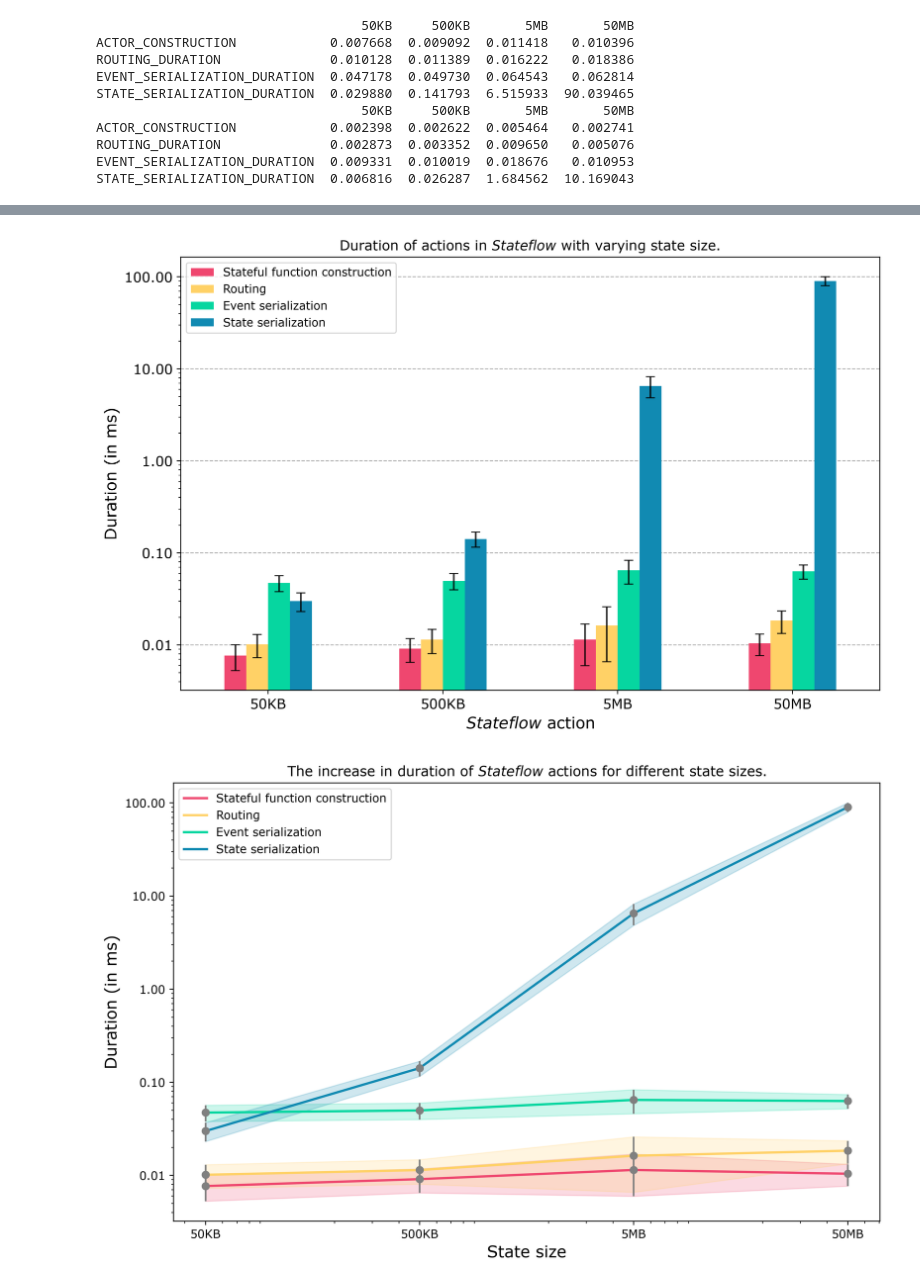
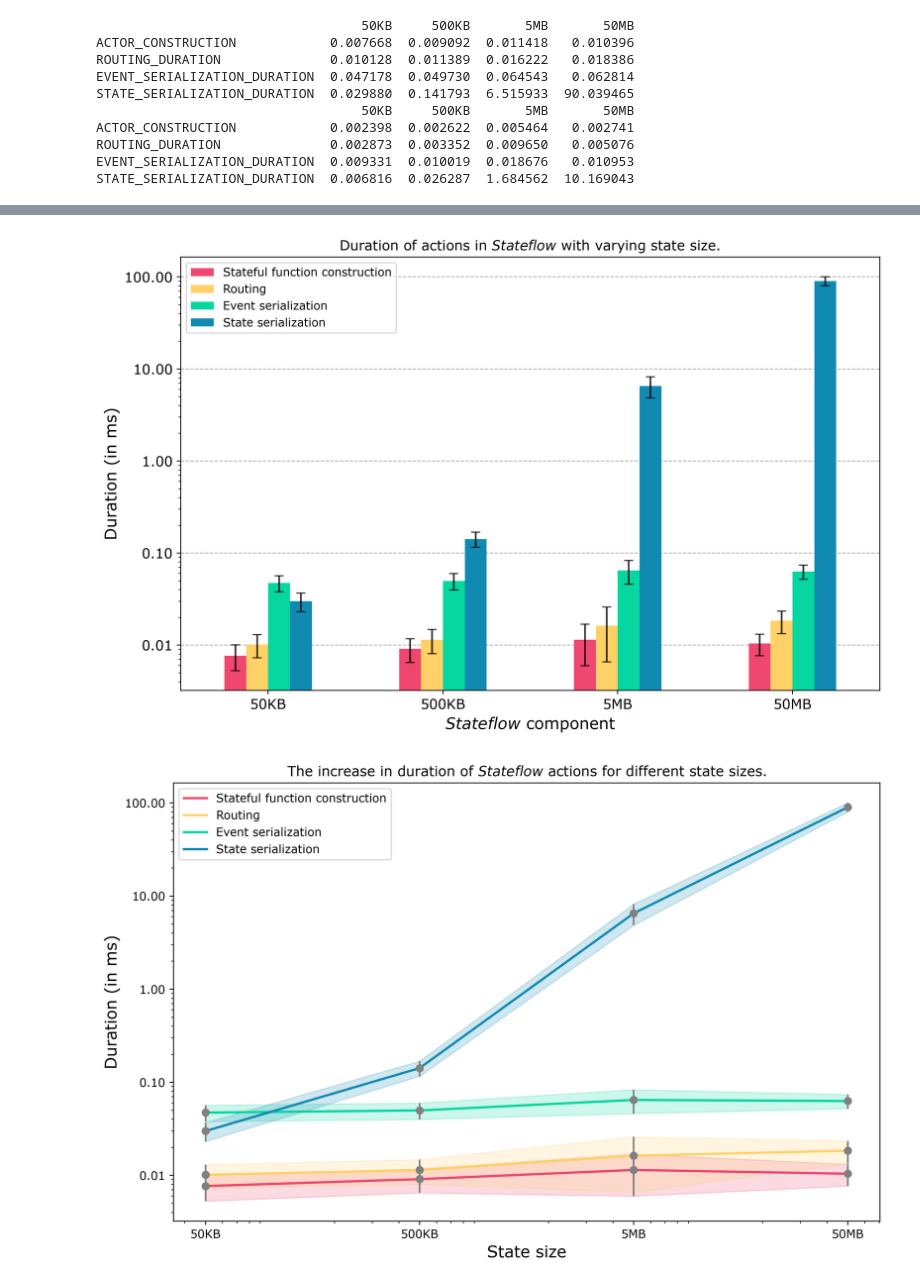
Before and after one commit to delftdata/stateflow-evaluation, a Jupyter notebook: results/overhead/overhead_results.ipynb, the cells around one changed output, grey strips where cells are left out. Drawn from its saved outputs; the diff is of its cells as text; code cells hidden in the pictures.

```diff
--- a/results/overhead/overhead_results.ipynb
+++ b/results/overhead/overhead_results.ipynb
@@ -112,19 +112,19 @@ plt.show()
 # %%
 new_overhead = overhead_mean.rename({"ACTOR_CONSTRUCTION": "Stateful function construction", "ROUTING_DURATION": "Routing", "EVENT_SERIALIZATION_DURATION": "Event serialization", "STATE_SERIALIZATION_DURATION": "State serialization"}).transpose()
 new_std = overhead_std.rename({"ACTOR_CONSTRUCTION": "Stateful function construction", "ROUTING_DURATION": "Routing", "EVENT_SERIALIZATION_DURATION": "Event serialization", "STATE_SERIALIZATION_DURATION": "State serialization"}).transpose()
 
 ax = new_overhead.plot(kind="bar", color=["#ef476f", "#ffd166", "#06d6a0", "#118ab2", "#073b4c"], yerr=new_std, rot=0, fontsize=12, capsize=4, ecolor='black', error_kw={"alpha": 0.80})
 ax.set_axisbelow(True)
 plt.grid(axis="y", linestyle="--")
 ax.set_yscale('log')
 ax.set_ylabel("Duration (in ms)", fontsize=14)
-ax.set_xlabel(r"$Stateflow$ " + "action", fontsize=14)
+ax.set_xlabel(r"$Stateflow$ " + "component", fontsize=14)
 ax.set_title(r"Duration of actions in $Stateflow$ with varying state size. ")
 ax.yaxis.set_major_formatter(matplotlib.ticker.FormatStrFormatter('%.2f'))
 
 plt.show()
 # %% [output]
-[figure, old version]
+[figure, new version]
 # %%
 actor = overhead_mean.loc["ACTOR_CONSTRUCTION"]
 route = overhead_mean.loc["ROUTING_DURATION"]
```
Also changed, not shown: parts of 1 cell of this notebook.
